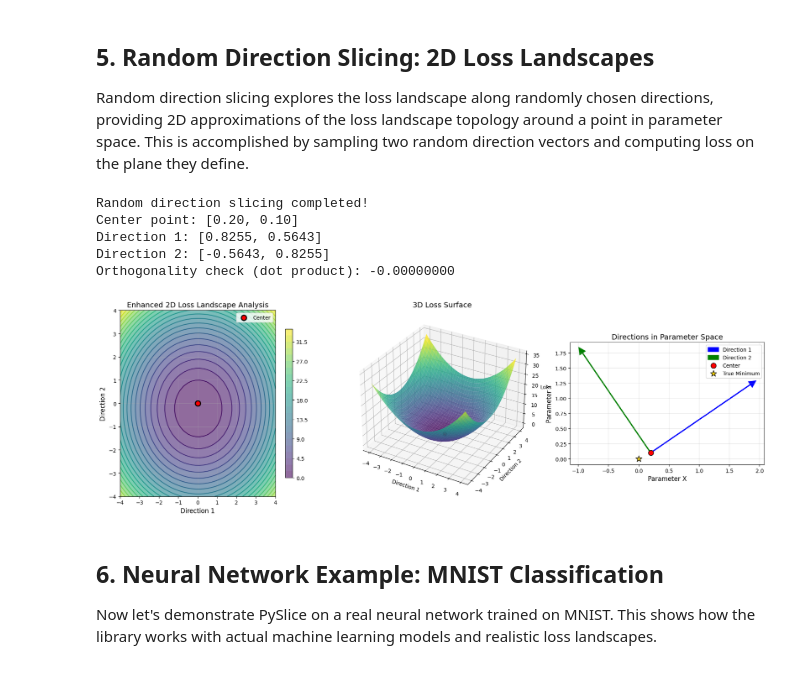
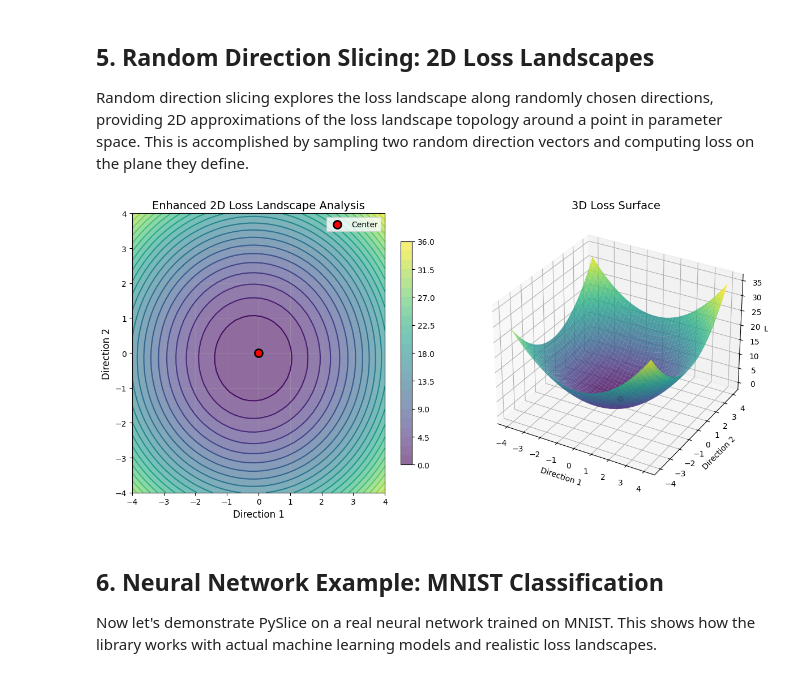
Before and after one commit to joeseegtatz/loss-slicer, a Jupyter notebook: examples/pysclice_core_features.ipynb, the cells around one changed output. Drawn from its saved outputs; the diff is of its cells as text; code cells hidden in the pictures.

```diff
--- a/examples/pysclice_core_features.ipynb
+++ b/examples/pysclice_core_features.ipynb
@@ -177,49 +177,26 @@ Random direction slicing explores the loss landscape along randomly chosen direc
 # %%
 # Create random direction slicer
 random_slicer = RandomDirectionSlicer(model_wrapper_2d)
 
 # Perform 2D random direction slicing
 random_slice_data = random_slicer.slice(
     center_point=None,  # Use current model parameters
     n_samples=SLICING_STEPS,
     x_range=(-PARAM_RANGE, PARAM_RANGE),
     y_range=(-PARAM_RANGE, PARAM_RANGE),
     normalize_directions=True,
     ensure_orthogonal=True
 )
 
-# Extract 2D results
-x_coords = random_slice_data['x_coordinates']
-y_coords = random_slice_data['y_coordinates']
-grid_data = random_slice_data['grid_data']
-center_point_2d = random_slice_data['center_point']
-direction1 = random_slice_data['direction1']
-direction2 = random_slice_data['direction2']
-
-print(f"Random direction slicing completed!")
-print(f"Center point: [{center_point_2d[0]:.2f}, {center_point_2d[1]:.2f}]")
-print(f"Direction 1: [{direction1[0]:.4f}, {direction1[1]:.4f}]")
-print(f"Direction 2: [{direction2[0]:.4f}, {direction2[1]:.4f}]")
-print(f"Orthogonality check (dot product): {np.dot(direction1, direction2):.8f}")
-
-# Create mesh grid for plotting
-X, Y = np.meshgrid(x_coords, y_coords)
+# Visualize the 2D loss landscape
+fig = plot_slices(
+    slice_data=random_slice_data,
+    title="Enhanced 2D Loss Landscape Analysis",
+    figsize=(18, 6),
+)
+plt.show()
 # %% [output]
-Random direction slicing completed!
-Center point: [0.20, 0.10]
-Direction 1: [0.8255, 0.5643]
-Direction 2: [-0.5643, 0.8255]
-Orthogonality check (dot product): -0.00000000
+[figure, added]
-# %%
-# Visualize the 2D loss landscape using enhanced visualization
-fig = plot_slices(
-    slice_data=random_slice_data,
-    title="Enhanced 2D Loss Landscape Analysis",
-    figsize=(18, 6),
-)
-plt.show()
-# %% [output]
-[figure, removed]
 # %% [markdown]
 ## 6. Neural Network Example: MNIST Classification
 
```
Also changed, not shown: parts of 2 cells of this notebook, 1 other file.
